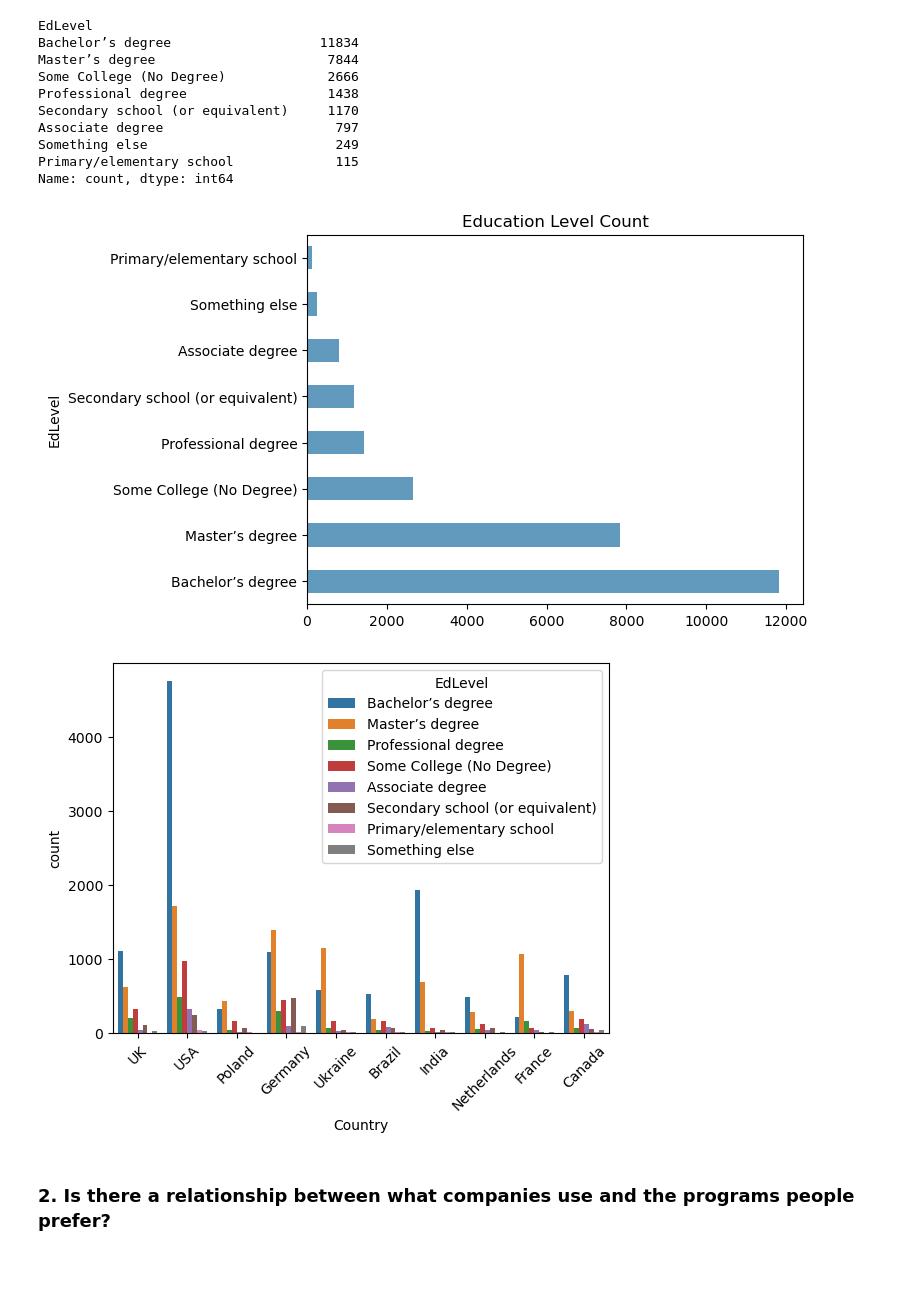
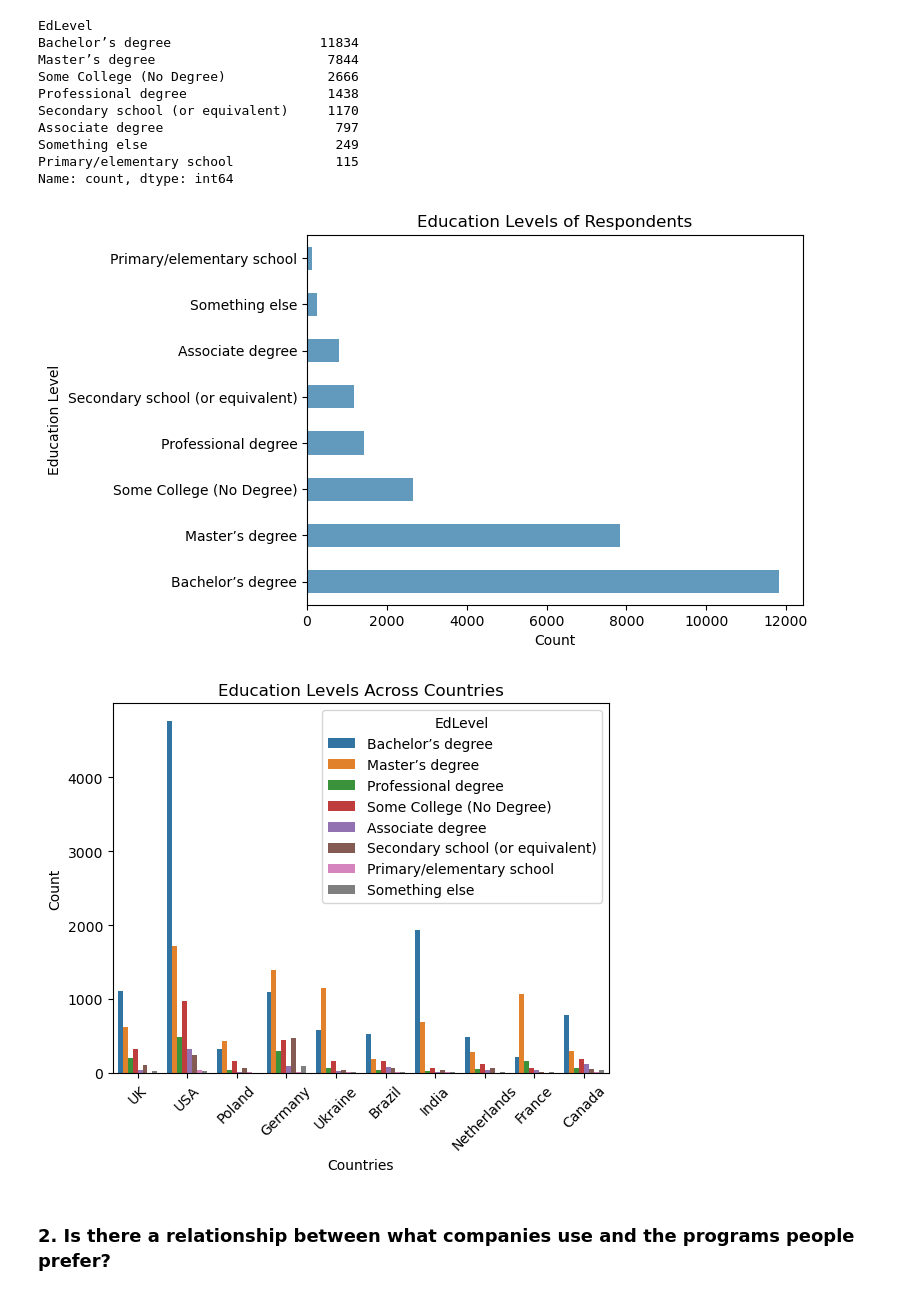
Before and after one commit to Hawradayan/Developer-Survey, a Jupyter notebook: Notebooks/SurveyProject.ipynb, the cells around one changed output. Cells and saved outputs as stored; diff of their text form; code cells hidden in the pictures; blank space fills up the shorter version.

```diff
--- a/Notebooks/SurveyProject.ipynb
+++ b/Notebooks/SurveyProject.ipynb
@@ -152,15 +152,21 @@ Primary/elementary school             115
 Name: count, dtype: int64
 # %%
 df.EdLevel.value_counts().plot(kind='barh',color='#629abe');
-plt.title('Education Level Count');
+plt.title('Education Levels of Respondents');
+plt.ylabel('Education Level');
+plt.xlabel('Count');
 plt.savefig('EdCount', dpi=300, bbox_inches="tight", transparent=True)
 # %% [output]
-[figure, old version]
+[figure, new version]
 # %%
 sns.countplot(data=df, x='Country', hue='EdLevel')#, order=top10.index)
 plt.xticks(rotation=45);
+plt.title('Education Levels Across Countries')
+plt.xlabel('Countries')
+plt.ylabel('Count')
+plt.savefig('EdCountCountries', dpi=300, bbox_inches="tight", transparent=True)
 # %% [output]
-[figure, old version]
+[figure, new version]
 # %% [markdown]
 ### 2. Is there a relationship between what companies use and the programs people prefer?
 # %%
```
Also changed, not shown: parts of 19 cells of this notebook.
